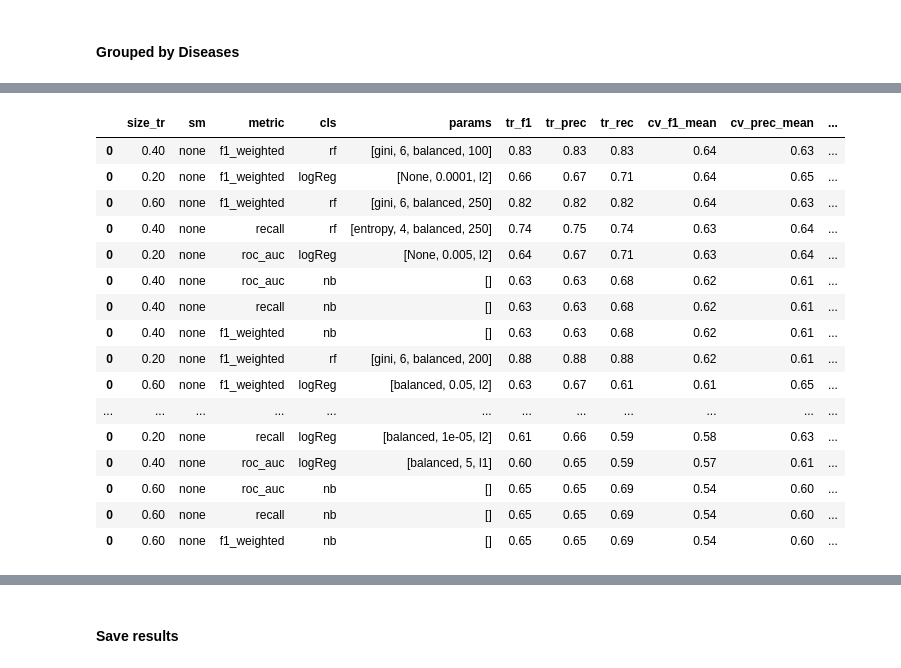
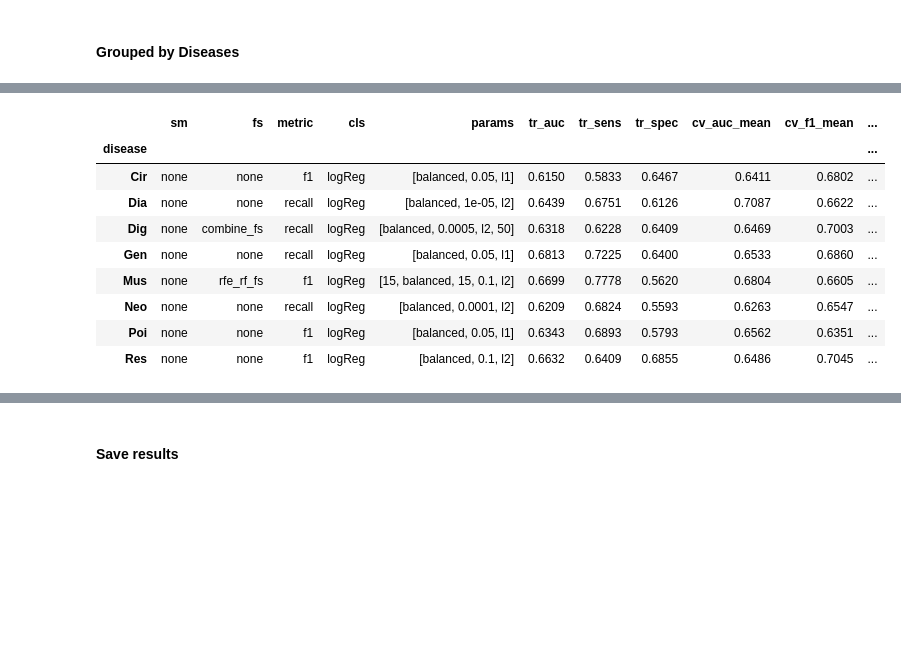
Before and after one commit to CHABOBO/readmission, a Jupyter notebook: notebook/05-results.ipynb, the cells around one changed output, grey strips where cells are left out. Drawn from its saved outputs; the diff is of its cells as text; code cells hidden in the pictures; blank space fills up the shorter version.

```diff
--- a/notebook/05-results.ipynb
+++ b/notebook/05-results.ipynb
@@ -177,23 +153,19 @@ dfAll.groupby(["typeDisease"])[["size_tr","metric","cls","params",
-# %%
-dfAll[dfAll["typeDisease"] == "Neoplasms_1"][["size_tr","sm","metric","cls","params",
-     'tr_f1', 'tr_prec', 'tr_rec',
-     'cv_f1_mean', 'cv_prec_mean', 'cv_rec_mean',
-     'test_f1', 'test_prec', 'test_rec', 'test_auc']]
-# %% [output]
-|  | size_tr | sm | metric | cls | params | tr_f1 | tr_prec | tr_rec | cv_f1_mean | cv_prec_mean | ... |
-| 0 | 0.40 | none | f1_weighted | rf | [gini, 6, balanced, 100] | 0.83 | 0.83 | 0.83 | 0.64 | 0.63 | ... |
-| 0 | 0.20 | none | f1_weighted | logReg | [None, 0.0001, l2] | 0.66 | 0.67 | 0.71 | 0.64 | 0.65 | ... |
-| 0 | 0.60 | none | f1_weighted | rf | [gini, 6, balanced, 250] | 0.82 | 0.82 | 0.82 | 0.64 | 0.63 | ... |
-| 0 | 0.40 | none | recall | rf | [entropy, 4, balanced, 250] | 0.74 | 0.75 | 0.74 | 0.63 | 0.64 | ... |
-| 0 | 0.20 | none | roc_auc | logReg | [None, 0.005, l2] | 0.64 | 0.67 | 0.71 | 0.63 | 0.64 | ... |
-| 0 | 0.40 | none | roc_auc | nb | [] | 0.63 | 0.63 | 0.68 | 0.62 | 0.61 | ... |
-| 0 | 0.40 | none | recall | nb | [] | 0.63 | 0.63 | 0.68 | 0.62 | 0.61 | ... |
-| 0 | 0.40 | none | f1_weighted | nb | [] | 0.63 | 0.63 | 0.68 | 0.62 | 0.61 | ... |
-| 0 | 0.20 | none | f1_weighted | rf | [gini, 6, balanced, 200] | 0.88 | 0.88 | 0.88 | 0.62 | 0.61 | ... |
-| 0 | 0.60 | none | f1_weighted | logReg | [balanced, 0.05, l2] | 0.63 | 0.67 | 0.61 | 0.61 | 0.65 | ... |
-| ... | ... | ... | ... | ... | ... | ... | ... | ... | ... | ... | ... |
-| 0 | 0.20 | none | recall | logReg | [balanced, 1e-05, l2] | 0.61 | 0.66 | 0.59 | 0.58 | 0.63 | ... |
-| 0 | 0.40 | none | roc_auc | logReg | [balanced, 5, l1] | 0.60 | 0.65 | 0.59 | 0.57 | 0.61 | ... |
-| 0 | 0.60 | none | roc_auc | nb | [] | 0.65 | 0.65 | 0.69 | 0.54 | 0.60 | ... |
-| 0 | 0.60 | none | recall | nb | [] | 0.65 | 0.65 | 0.69 | 0.54 | 0.60 | ... |
-| 0 | 0.60 | none | f1_weighted | nb | [] | 0.65 | 0.65 | 0.69 | 0.54 | 0.60 | ... |
+# %%
+dfAllAux = dfAllAux.sort_values(["disease","cv_auc_mean"], ascending=False,inplace=False)
+dfAllAux = dfAllAux[np.logical_and(dfAllAux["cv_sens_mean"] > 0.5,dfAllAux['cv_spec_mean']> 0.5)]
+dfAllAux = dfAllAux.groupby(["disease"]).first()
+dfAllAux[["sm","fs","metric","cls","params",
+    "tr_auc","tr_sens","tr_spec",
+    "cv_auc_mean","cv_f1_mean","cv_sens_mean","cv_spec_mean",
+    "test_auc","test_f1","test_sens","test_spec"]]
+# %% [output]
+|  | sm | fs | metric | cls | params | tr_auc | tr_sens | tr_spec | cv_auc_mean | cv_f1_mean | ... |
+| disease |  |  |  |  |  |  |  |  |  |  | ... |
+| Cir | none | none | f1 | logReg | [balanced, 0.05, l1] | 0.6150 | 0.5833 | 0.6467 | 0.6411 | 0.6802 | ... |
+| Dia | none | none | recall | logReg | [balanced, 1e-05, l2] | 0.6439 | 0.6751 | 0.6126 | 0.7087 | 0.6622 | ... |
+| Dig | none | combine_fs | recall | logReg | [balanced, 0.0005, l2, 50] | 0.6318 | 0.6228 | 0.6409 | 0.6469 | 0.7003 | ... |
+| Gen | none | none | recall | logReg | [balanced, 0.05, l1] | 0.6813 | 0.7225 | 0.6400 | 0.6533 | 0.6860 | ... |
+| Mus | none | rfe_rf_fs | f1 | logReg | [15, balanced, 15, 0.1, l2] | 0.6699 | 0.7778 | 0.5620 | 0.6804 | 0.6605 | ... |
+| Neo | none | none | recall | logReg | [balanced, 0.0001, l2] | 0.6209 | 0.6824 | 0.5593 | 0.6263 | 0.6547 | ... |
+| Poi | none | none | f1 | logReg | [balanced, 0.05, l1] | 0.6343 | 0.6893 | 0.5793 | 0.6562 | 0.6351 | ... |
+| Res | none | none | f1 | logReg | [balanced, 0.1, l2] | 0.6632 | 0.6409 | 0.6855 | 0.6486 | 0.7045 | ... |
```
Also changed, not shown: parts of 11 cells of this notebook, 9 other files.
